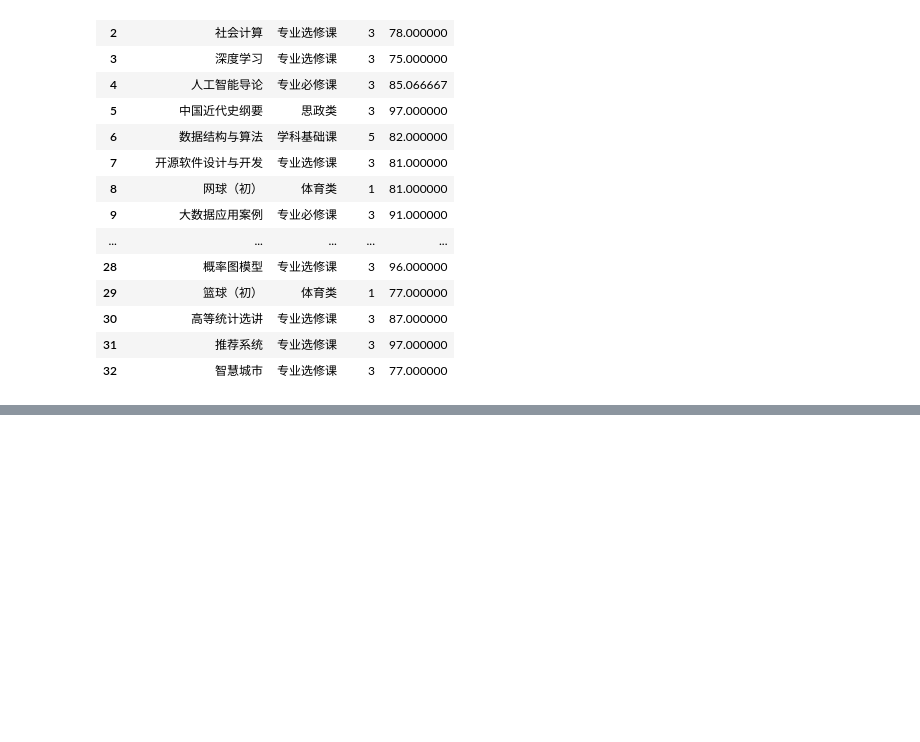
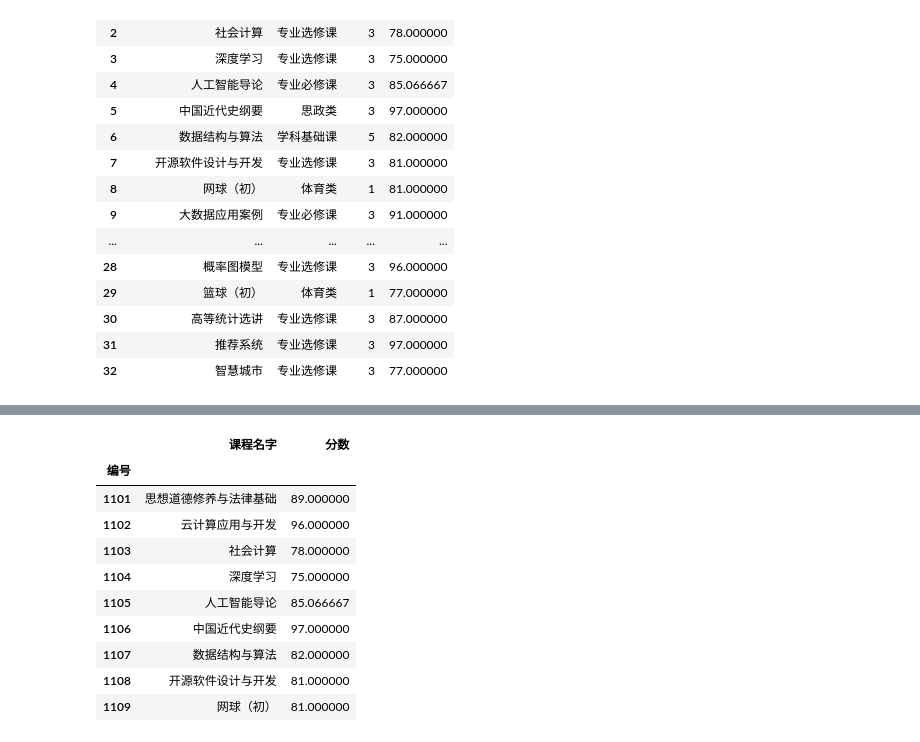
Before and after one commit to Lenovo-Future-Project-Group/Pandas_Sys, a Jupyter notebook: Work/萝卜_第三周测试.ipynb, the cells around one changed output, grey strips where cells are left out. Saved outputs shown, nothing was run; the diff lists cells and outputs as text; code cells hidden in the pictures; blank space fills up the shorter version.

```diff
--- a/Work/萝卜_第三周测试.ipynb
+++ b/Work/萝卜_第三周测试.ipynb
@@ -111,0 +149,15 @@ df[df['课程类别'].isin(['思政类', '体育类'])]['课程名字']
+# %%
+# 10.获取编号为1101-1109课程名字和分数
+df.loc[1101:1109, ['课程名字', '分数']]
+# %% [output]
+|  | 课程名字 | 分数 |
+| 编号 |  |  |
+| 1101 | 思想道德修养与法律基础 | 89.000000 |
+| 1102 | 云计算应用与开发 | 96.000000 |
+| 1103 | 社会计算 | 78.000000 |
+| 1104 | 深度学习 | 75.000000 |
+| 1105 | 人工智能导论 | 85.066667 |
+| 1106 | 中国近代史纲要 | 97.000000 |
+| 1107 | 数据结构与算法 | 82.000000 |
+| 1108 | 开源软件设计与开发 | 81.000000 |
+| 1109 | 网球（初） | 81.000000 |
```
Also changed, not shown: parts of 8 cells of this notebook, 1 other file.
